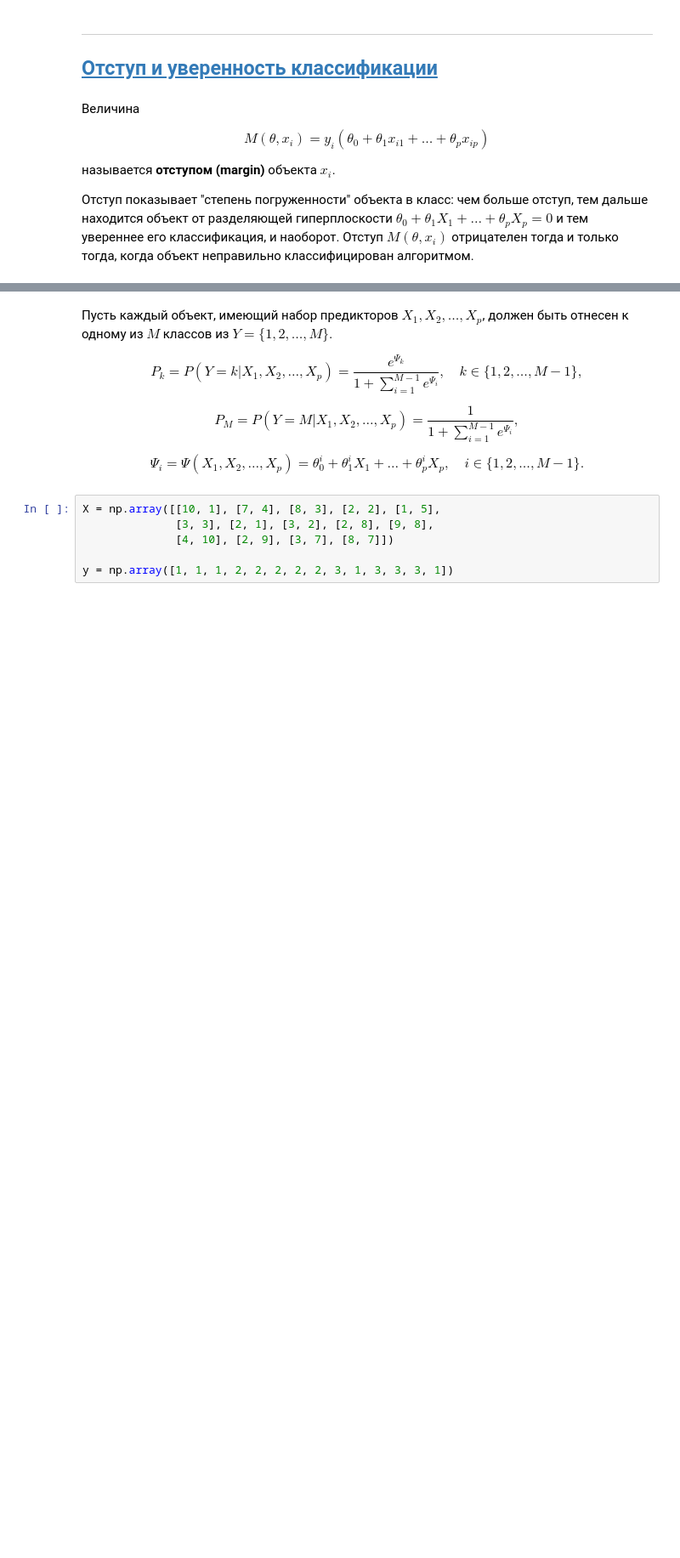
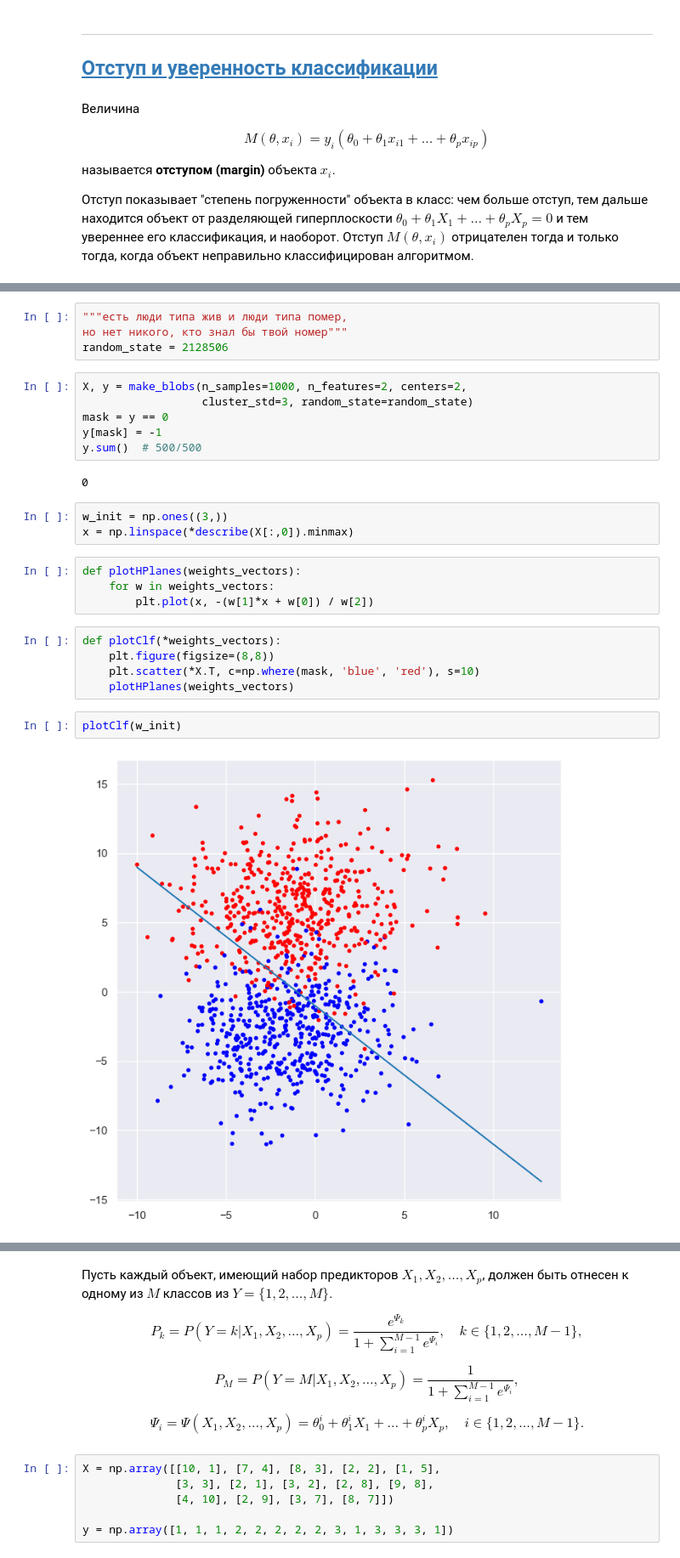
Before and after one commit to EvgenyMeredelin/machine-learning-notes-and-codes, a Jupyter notebook: ml_logreg/ml_logreg.ipynb, the cells around one changed output, grey strips where cells are left out. Shown at 85% size. Drawn from its saved outputs; the diff is of its cells as text; blank space fills up the shorter version.

```diff
--- a/ml_logreg/ml_logreg.ipynb
+++ b/ml_logreg/ml_logreg.ipynb
@@ -170,0 +279,28 @@ $$M(\theta,x_i) = y_i(\theta_0 + \theta_1 x_{i1} + \dots + \theta_p x_{ip})$$
+# %%
+"""есть люди типа жив и люди типа помер,
+но нет никого, кто знал бы твой номер"""
+random_state = 2128506
+# %%
+X, y = make_blobs(n_samples=1000, n_features=2, centers=2,
+                  cluster_std=3, random_state=random_state)
+mask = y == 0
+y[mask] = -1
+y.sum()  # 500/500
+# %% [output]
+0
+# %%
+w_init = np.ones((3,))
+x = np.linspace(*describe(X[:,0]).minmax)
+# %%
+def plotHPlanes(weights_vectors):
+    for w in weights_vectors:
+        plt.plot(x, -(w[1]*x + w[0]) / w[2])
+# %%
+def plotClf(*weights_vectors):
+    plt.figure(figsize=(8,8))
+    plt.scatter(*X.T, c=np.where(mask, 'blue', 'red'), s=10)
+    plotHPlanes(weights_vectors)
+# %%
+plotClf(w_init)
+# %% [output]
+[figure, added]
```
Also changed, not shown: parts of 37 cells of this notebook.
